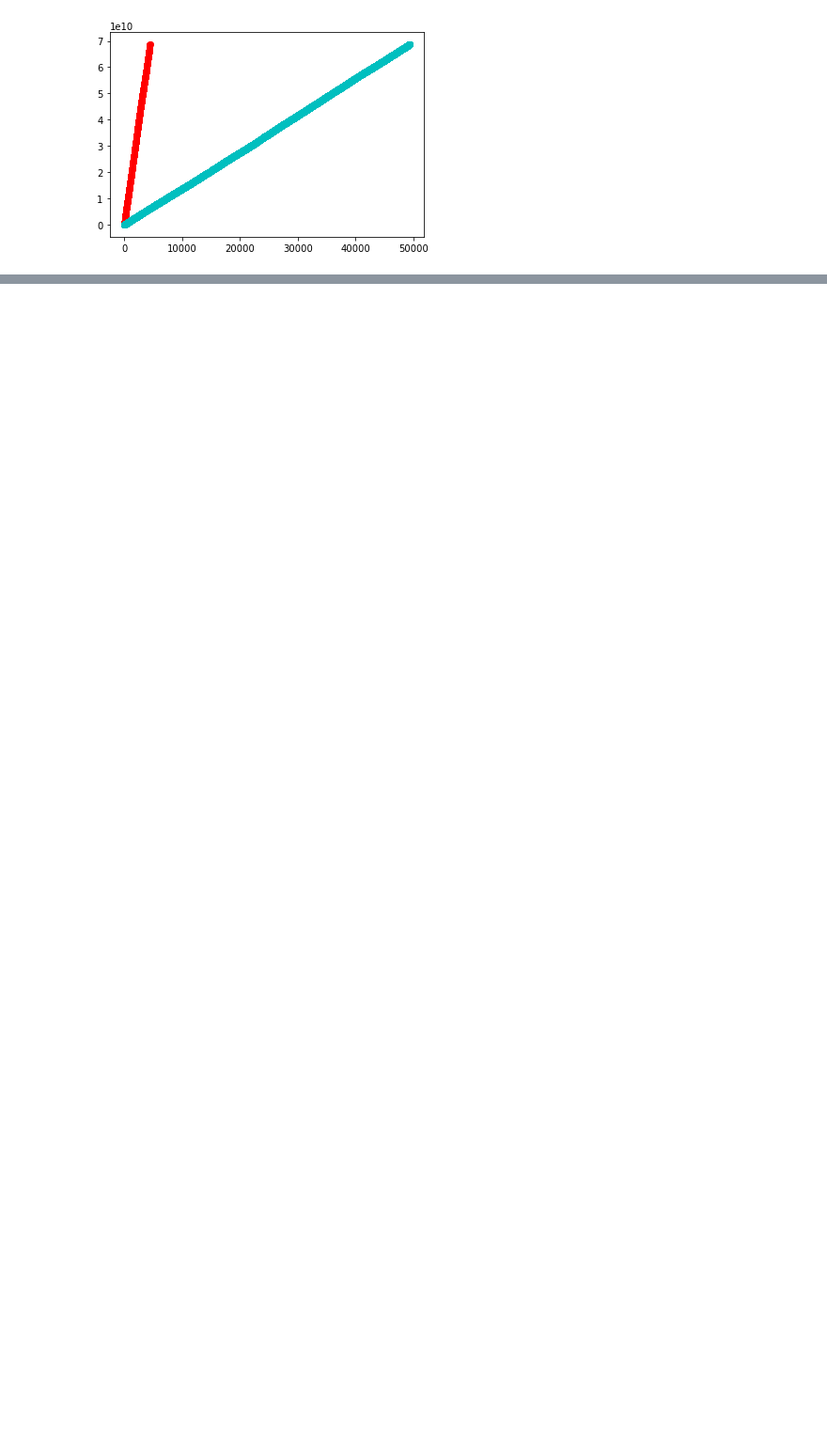
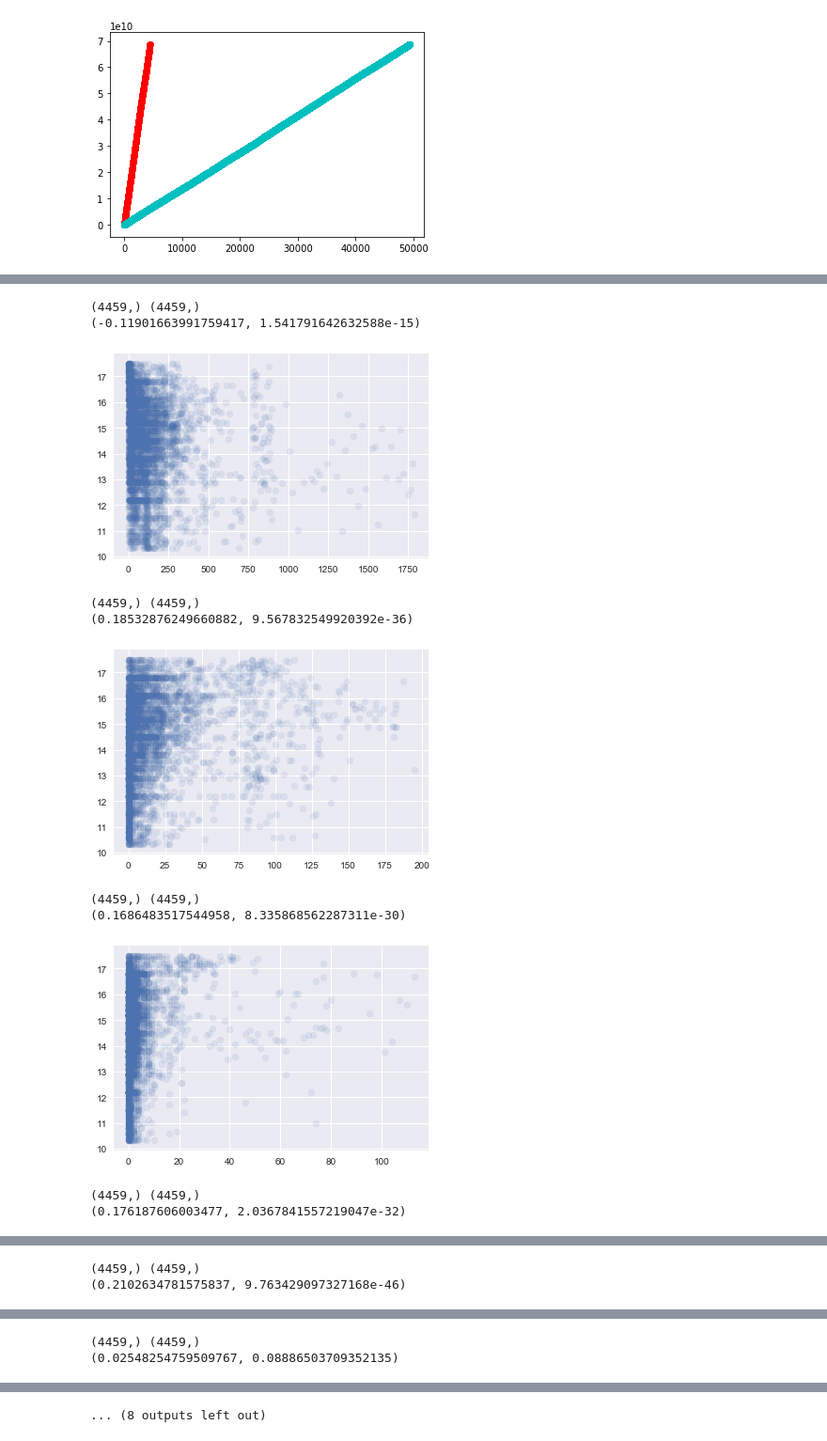
Before and after one commit to kqdmqx/kaggle-Santander-Value-Prediction-Challenge, a Jupyter notebook: 002-trans-id.ipynb, the cells around one changed output, grey strips where cells are left out. Shown at 94% size. Saved outputs shown, nothing was run; the diff lists cells and outputs as text; code cells hidden in the pictures; blank space fills up the shorter version.

```diff
--- a/002-trans-id.ipynb
+++ b/002-trans-id.ipynb
@@ -22,0 +135,3 @@ gc.collect()
+# %%
+train = load_dataframe32("./bindata/train")
+test = load_dataframe32("./bindata/test")
@@ -91,7 +278,3 @@ train_id.sort_values("target").target.value_counts().sort_values()
 10000000.00    199
 2000000.00     207
 Name: target, Length: 1413, dtype: int64
-# %%
-train_id["target_str"] = train_id.target.apply(str)
-train_id["target_tail"] = train_id.target_str.apply(lambda x: x[-5:])
-train_id.head()
@@ -142,0 +303,15 @@ plt.show()
+# %%
+raw_features = [col_ for col_ in train.columns if col_ not in {"ID", "target"}]
+
+train_cnt1e7 = train[raw_features].T.apply(lambda x: np.sum((x <= 1e7) & (x > 0)))
+train_cnt3e7 = train[raw_features].T.apply(lambda x: np.sum((x <= 3e7) & (x > 1e7)))
+train_cnt4e7 = train[raw_features].T.apply(lambda x: np.sum((x <= 4e7) & (x > 3e7)))
+train_cnt5e7 = train[raw_features].T.apply(lambda x: np.sum(x > 5e7))
+# %%
+train_1div3 = train_cnt3e7 / (train_cnt1e7 + 1)
+train_3div4 = train_cnt4e7 / (train_cnt3e7 + 1)
+train_4div5 = train_cnt5e7 / (train_cnt4e7 + 1)
+
+train_1mult3 = train_cnt3e7 * train_cnt1e7
+train_3mult4 = train_cnt4e7 * train_cnt3e7
+train_4mult5 = train_cnt5e7 * train_cnt4e7
@@ -142,0 +326,31 @@ plt.show()
+# %%
+y = train.target.values
+for x in (
+    train_cnt1e7,
+    train_cnt3e7,
+    train_cnt4e7,
+    train_cnt5e7,
+    train_1div3,
+    train_3div4,
+    train_4div5,
+    train_1mult3,
+    train_3mult4,
+    train_4mult5
+):
+    print(x.shape, y.shape)
+    y_log1p = np.log1p(y.astype(np.float32))
+    print(pearsonr(x, y_log1p))
+    plt.scatter(x, y_log1p, alpha=.1)
+    plt.show()
+# %% [output]
+(4459,) (4459,)
+(-0.11901663991759417, 1.541791642632588e-15)
+[figure, added]
+(4459,) (4459,)
+(0.18532876249660882, 9.567832549920392e-36)
+[figure, added]
+(4459,) (4459,)
+(0.1686483517544958, 8.335868562287311e-30)
+[figure, added]
+(4459,) (4459,)
+(0.176187606003477, 2.0367841557219047e-32)
@@ -142,0 +358,2 @@ plt.show()
+(4459,) (4459,)
+(0.2102634781575837, 9.763429097327168e-46)
@@ -142,0 +361,2 @@ plt.show()
+(4459,) (4459,)
+(0.02548254759509767, 0.08886503709352135)
@@ -142,0 +364 @@ plt.show()
+... (8 outputs left out)
```
Also changed, not shown: parts of 53 cells of this notebook, 1 other file.
